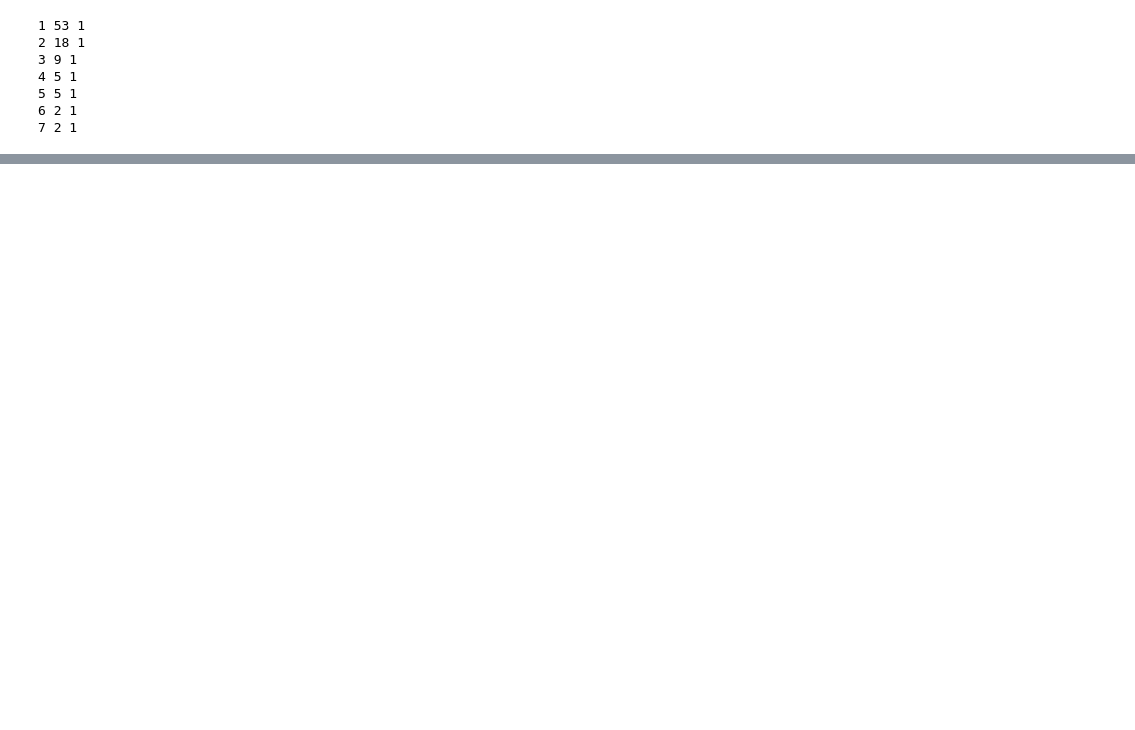
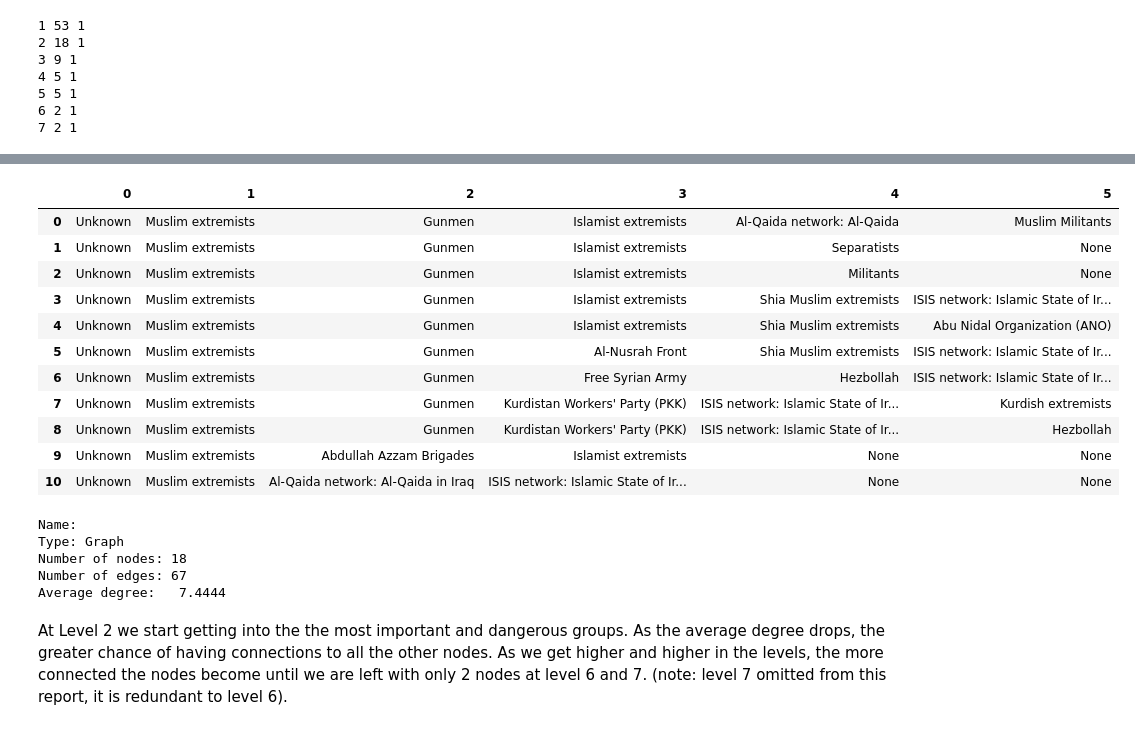
Before and after one commit to kelloggjohnd/Data620-Web_Analytics, a Jupyter notebook: Project_2/project_2.ipynb, the cells around one changed output, grey strips where cells are left out. Drawn from its saved outputs; the diff is of its cells as text; code cells hidden in the pictures; blank space fills up the shorter version.

```diff
--- a/Project_2/project_2.ipynb
+++ b/Project_2/project_2.ipynb
@@ -127,6 +207,34 @@ for e in lvl2.edges():
 C.show('island2.html')
 # %% [output]
 [interactive output not drawn]
+# %%
+eco = bipartite.weighted_projected_graph(G, orgs)
+eco2 =  trim_edges(eco, weight = 2)
+cliques = pd.DataFrame(nx.find_cliques(eco2))
+cliques
+# %% [output]
+|  | 0 | 1 | 2 | 3 | 4 | 5 |
+| 0 | Unknown | Muslim extremists | Gunmen | Islamist extremists | Al-Qaida network: Al-Qaida | Muslim Militants |
+| 1 | Unknown | Muslim extremists | Gunmen | Islamist extremists | Separatists | None |
+| 2 | Unknown | Muslim extremists | Gunmen | Islamist extremists | Militants | None |
+| 3 | Unknown | Muslim extremists | Gunmen | Islamist extremists | Shia Muslim extremists | ISIS network: Islamic State of Ir... |
+| 4 | Unknown | Muslim extremists | Gunmen | Islamist extremists | Shia Muslim extremists | Abu Nidal Organization (ANO) |
+| 5 | Unknown | Muslim extremists | Gunmen | Al-Nusrah Front | Shia Muslim extremists | ISIS network: Islamic State of Ir... |
+| 6 | Unknown | Muslim extremists | Gunmen | Free Syrian Army | Hezbollah | ISIS network: Islamic State of Ir... |
+| 7 | Unknown | Muslim extremists | Gunmen | Kurdistan Workers' Party (PKK) | ISIS network: Islamic State of Ir... | Kurdish extremists |
+| 8 | Unknown | Muslim extremists | Gunmen | Kurdistan Workers' Party (PKK) | ISIS network: Islamic State of Ir... | Hezbollah |
+| 9 | Unknown | Muslim extremists | Abdullah Azzam Brigades | Islamist extremists | None | None |
+| 10 | Unknown | Muslim extremists | Al-Qaida network: Al-Qaida in Iraq | ISIS network: Islamic State of Ir... | None | None |
+# %%
+print(nx.info(eco2))
+# %% [output]
+Name:
+Type: Graph
+Number of nodes: 18
+Number of edges: 67
+Average degree:   7.4444
+# %% [markdown]
+At Level 2 we start getting into the the most important and dangerous groups.  As the average degree drops, the greater chance of having connections to all the other nodes.  As we get higher and higher in the levels, the more connected the nodes become until we are left with only 2 nodes at level 6 and 7. (note: level 7 omitted from this report, it is redundant to level 6).
 # %%
 C = Network(height='1000px',
             width='1000px',
```
Also changed, not shown: parts of 43 cells of this notebook, 9 other files.
